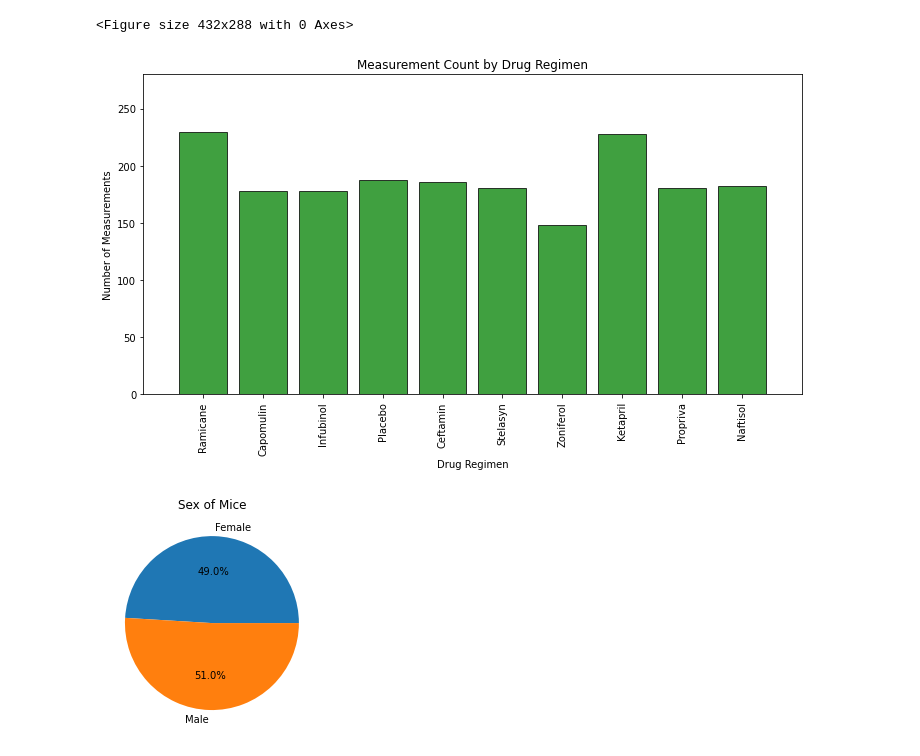
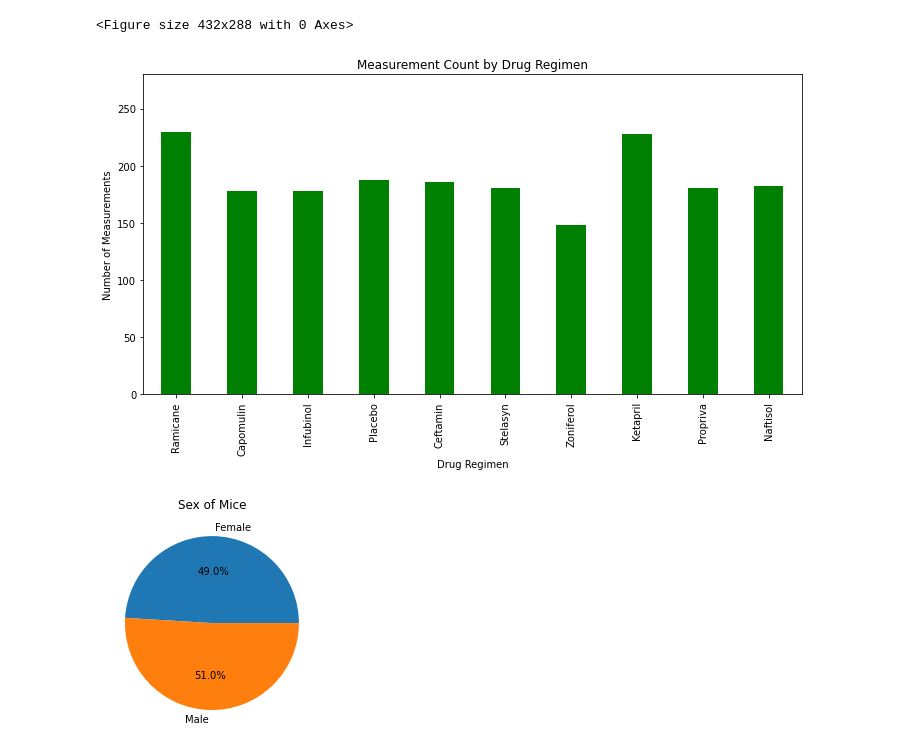
Before and after one commit to acsours/matplotlib-homework, a Jupyter notebook: pymaceuticals_starter.ipynb, the cells around one changed output. Cells and saved outputs as stored; diff of their text form; code cells hidden in the pictures.

```diff
--- a/pymaceuticals_starter.ipynb
+++ b/pymaceuticals_starter.ipynb
@@ -159,22 +159,22 @@ plt.tight_layout()
 # %%
 # Generate a bar plot showing the total number of measurements taken on each drug regimen using pyplot.
 
 x_axis=np.arange(len(merged_df_clean.loc[:, "Drug Regimen"].unique()))
 y_axis=drug_count
 tick_locations = [value for value in x_axis]
 
 plt.figure(figsize=(10, 6))
-plt.bar(x_axis, y_axis, color='g', edgecolor='k', alpha=0.75, align='center')
+plt.bar(x_axis, y_axis, width=0.45, color='g',align='center')
 plt.xticks(tick_locations, merged_df_clean['Drug Regimen'].unique(), rotation='vertical')
-plt.xlim(-1, len(x_axis))
+plt.xlim(-0.5, len(x_axis)-0.5)
 plt.ylim(0, max(drug_count)+50)
 plt.title('Measurement Count by Drug Regimen')
 plt.xlabel('Drug Regimen')
 plt.ylabel('Number of Measurements')
 plt.tight_layout()
 plt.show()
 # %% [output]
-[figure, old version]
+[figure, new version]
 # %%
 # Generate a pie plot showing the distribution of female versus male mice using pandas
 
```
Also changed, not shown: parts of 1 cell of this notebook.
